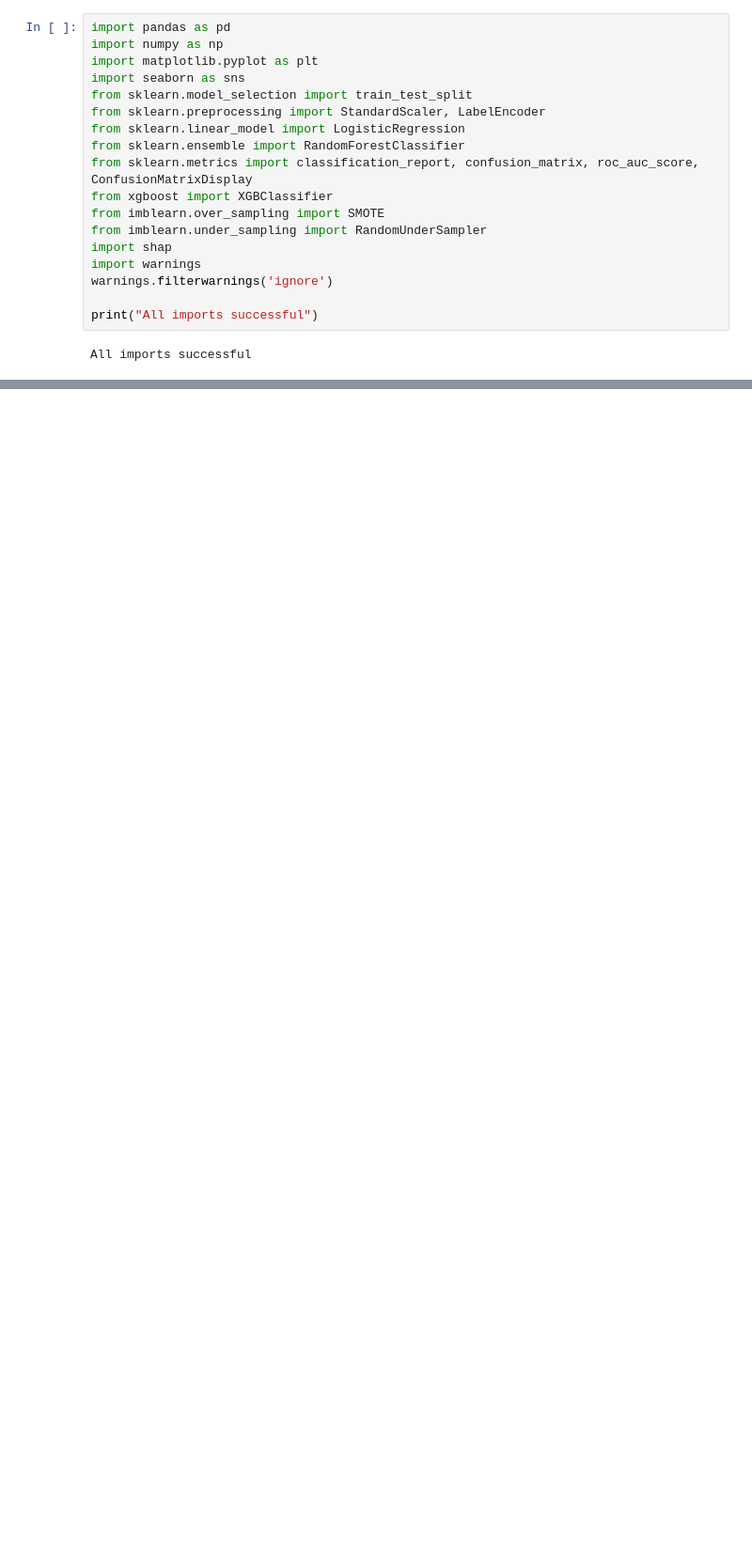
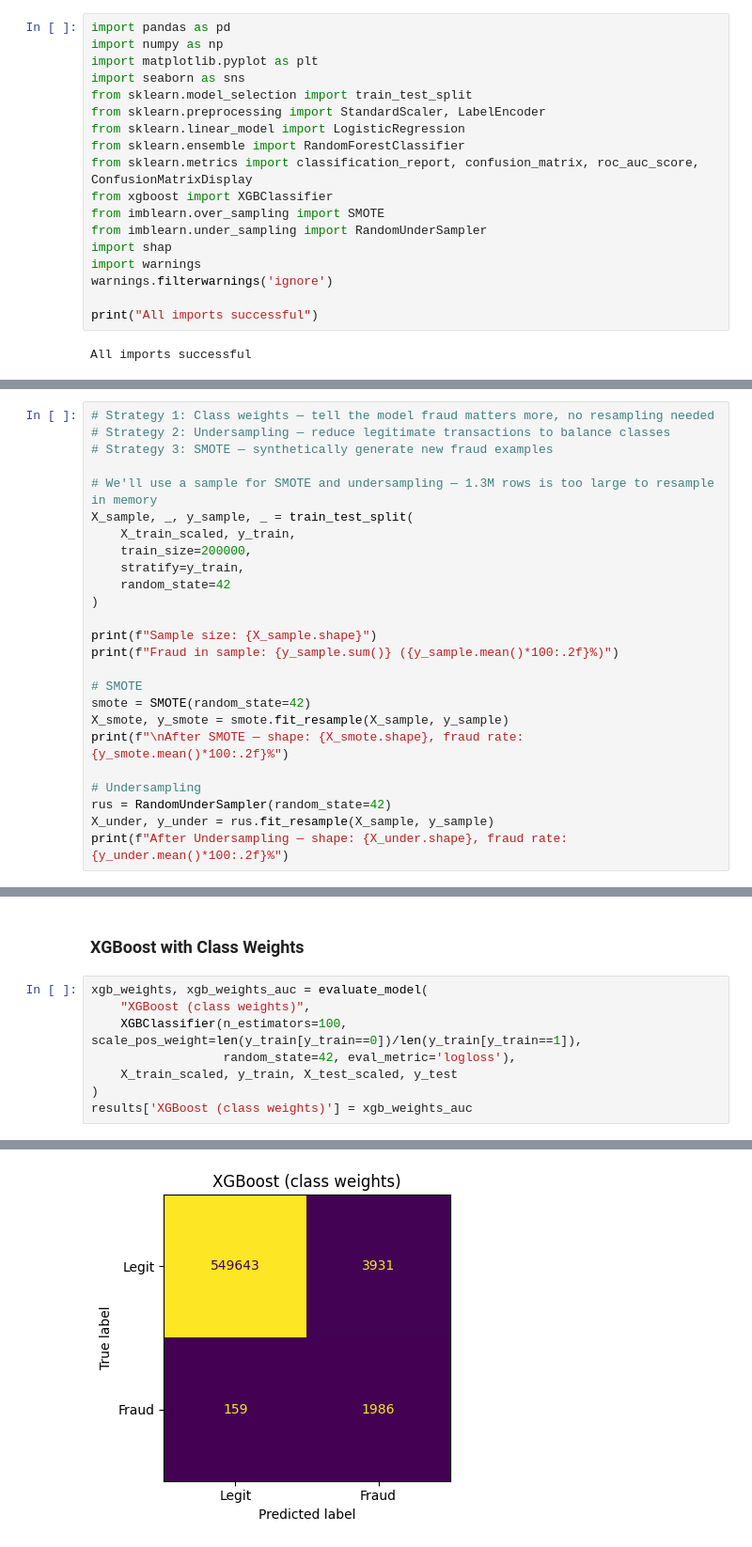
Before and after one commit to faisaxhmed/fraud-detection, a Jupyter notebook: fraud_detection.ipynb, the cells around one changed output, grey strips where cells are left out. Shown at 94% size. Saved outputs shown, nothing was run; the diff lists cells and outputs as text; blank space fills up the shorter version.

```diff
--- a/fraud_detection.ipynb
+++ b/fraud_detection.ipynb
@@ -47,0 +147,25 @@ FileNotFoundError: [Errno 2] No such file or directory: 'fraudTrain.csv'
+# %%
+# Strategy 1: Class weights — tell the model fraud matters more, no resampling needed
+# Strategy 2: Undersampling — reduce legitimate transactions to balance classes
+# Strategy 3: SMOTE — synthetically generate new fraud examples
+
+# We'll use a sample for SMOTE and undersampling — 1.3M rows is too large to resample in memory
+X_sample, _, y_sample, _ = train_test_split(
+    X_train_scaled, y_train,
+    train_size=200000,
+    stratify=y_train,
+    random_state=42
+)
+
+print(f"Sample size: {X_sample.shape}")
+print(f"Fraud in sample: {y_sample.sum()} ({y_sample.mean()*100:.2f}%)")
+
+# SMOTE
+smote = SMOTE(random_state=42)
+X_smote, y_smote = smote.fit_resample(X_sample, y_sample)
+print(f"\nAfter SMOTE — shape: {X_smote.shape}, fraud rate: {y_smote.mean()*100:.2f}%")
+
+# Undersampling
+rus = RandomUnderSampler(random_state=42)
+X_under, y_under = rus.fit_resample(X_sample, y_sample)
+print(f"After Undersampling — shape: {X_under.shape}, fraud rate: {y_under.mean()*100:.2f}%")
@@ -47,0 +271,11 @@ FileNotFoundError: [Errno 2] No such file or directory: 'fraudTrain.csv'
+# %% [markdown]
+### XGBoost with Class Weights
+# %%
+xgb_weights, xgb_weights_auc = evaluate_model(
+    "XGBoost (class weights)",
+    XGBClassifier(n_estimators=100, scale_pos_weight=len(y_train[y_train==0])/len(y_train[y_train==1]),
+                  random_state=42, eval_metric='logloss'),
+    X_train_scaled, y_train, X_test_scaled, y_test
+)
+results['XGBoost (class weights)'] = xgb_weights_auc
+# %% [output]
@@ -47,0 +295 @@ FileNotFoundError: [Errno 2] No such file or directory: 'fraudTrain.csv'
+[figure, added]
```
Also changed, not shown: parts of 29 cells of this notebook.
